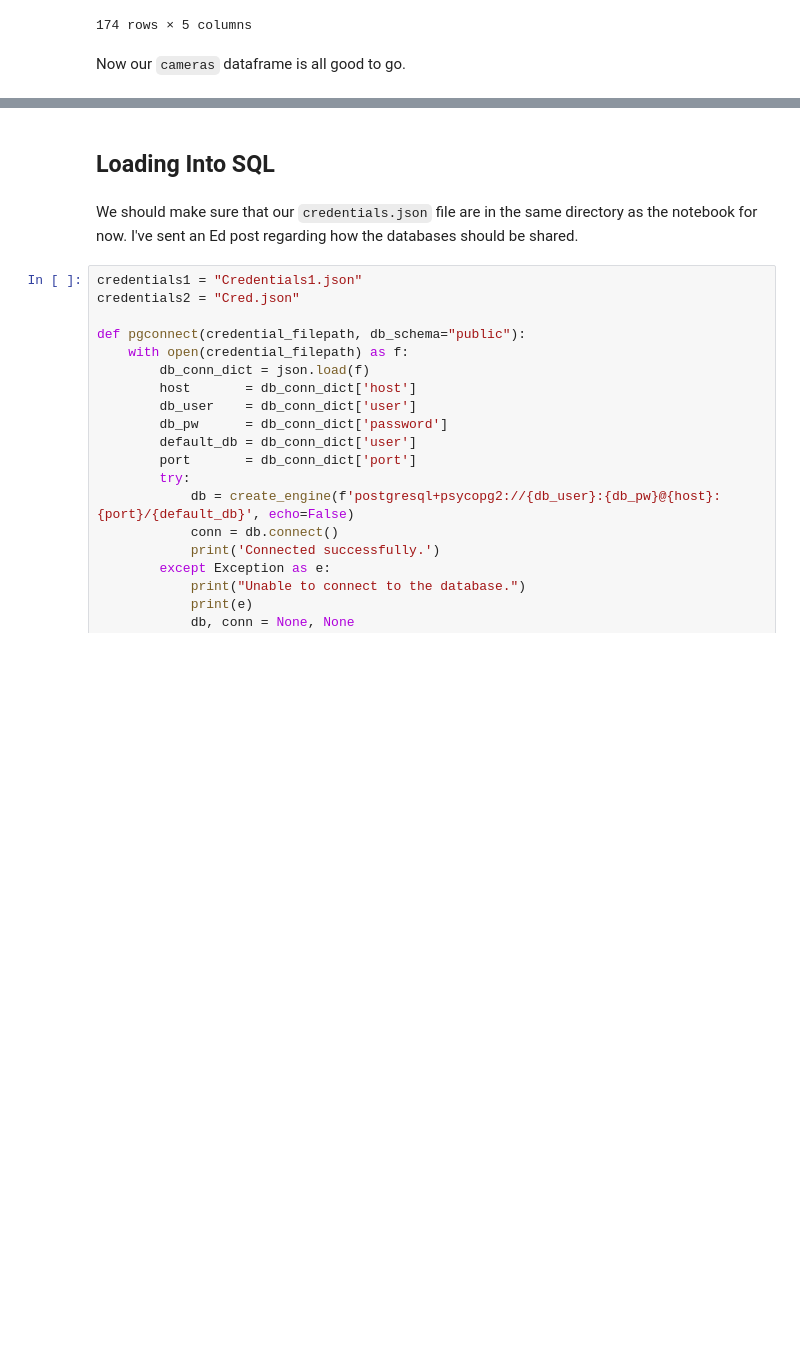
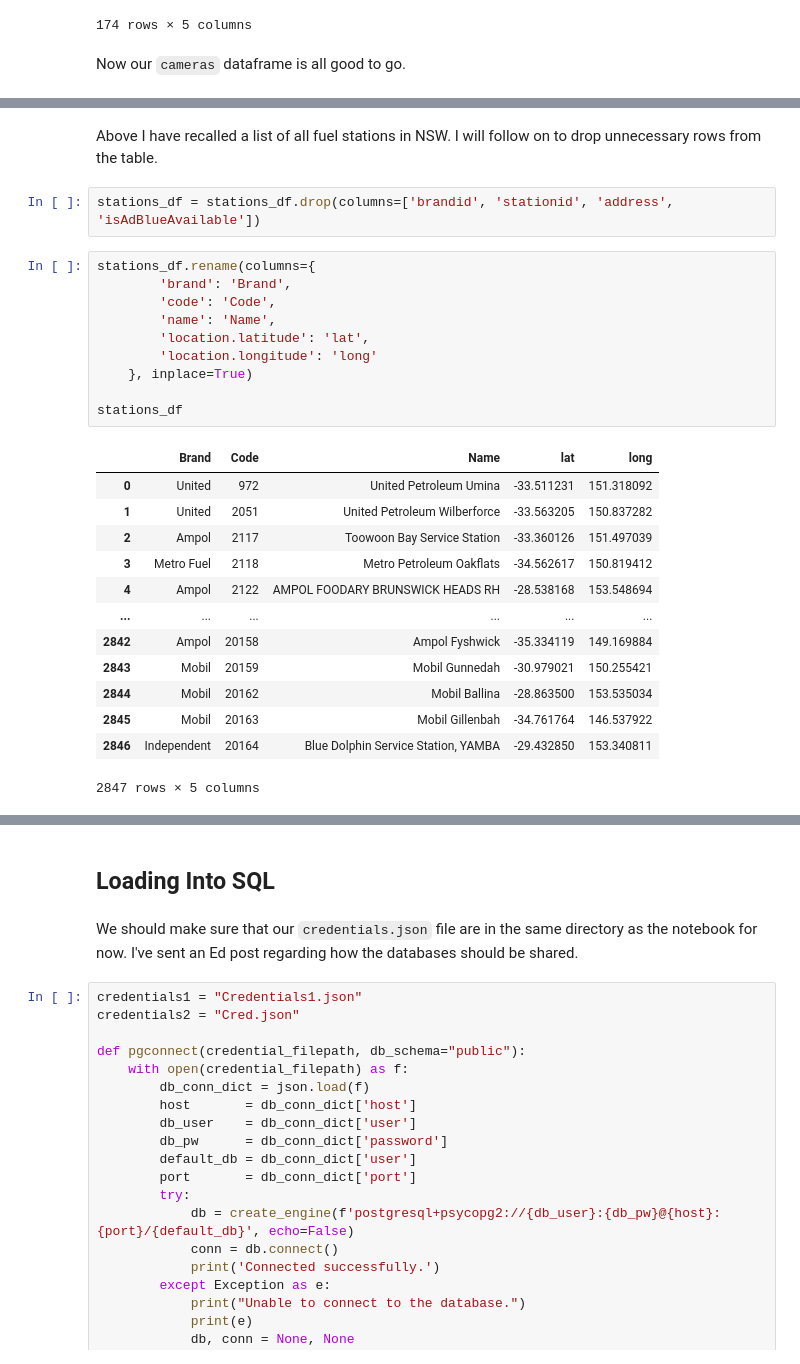
Before and after one commit to infernocadet/greater-sydney-analysis, a Jupyter notebook: Greater Sydney Analysis.ipynb, the cells around one changed output, grey strips where cells are left out. Saved outputs shown, nothing was run; the diff lists cells and outputs as text; blank space fills up the shorter version.

```diff
--- a/Greater Sydney Analysis.ipynb
+++ b/Greater Sydney Analysis.ipynb
@@ -1338,0 +1401,28 @@ Now our `cameras` dataframe is all good to go.
+# %% [markdown]
+Above I have recalled a list of all fuel stations in NSW. I will follow on to drop unnecessary rows from the table.
+# %%
+stations_df = stations_df.drop(columns=['brandid', 'stationid', 'address', 'isAdBlueAvailable'])
+# %%
+stations_df.rename(columns={
+        'brand': 'Brand',
+        'code': 'Code',
+        'name': 'Name',
+        'location.latitude': 'lat',
+        'location.longitude': 'long'
+    }, inplace=True)
+
+stations_df
+# %% [output]
+|  | Brand | Code | Name | lat | long |
+| 0 | United | 972 | United Petroleum Umina | -33.511231 | 151.318092 |
+| 1 | United | 2051 | United Petroleum Wilberforce | -33.563205 | 150.837282 |
+| 2 | Ampol | 2117 | Toowoon Bay Service Station | -33.360126 | 151.497039 |
+| 3 | Metro Fuel | 2118 | Metro Petroleum Oakflats | -34.562617 | 150.819412 |
+| 4 | Ampol | 2122 | AMPOL FOODARY BRUNSWICK HEADS RH | -28.538168 | 153.548694 |
+| ... | ... | ... | ... | ... | ... |
+| 2842 | Ampol | 20158 | Ampol Fyshwick | -35.334119 | 149.169884 |
+| 2843 | Mobil | 20159 | Mobil Gunnedah | -30.979021 | 150.255421 |
+| 2844 | Mobil | 20162 | Mobil Ballina | -28.863500 | 153.535034 |
+| 2845 | Mobil | 20163 | Mobil Gillenbah | -34.761764 | 146.537922 |
+| 2846 | Independent | 20164 | Blue Dolphin Service Station, YAMBA | -29.432850 | 153.340811 |
+2847 rows × 5 columns
```
Also changed, not shown: parts of 9 cells of this notebook, 1 other file.
